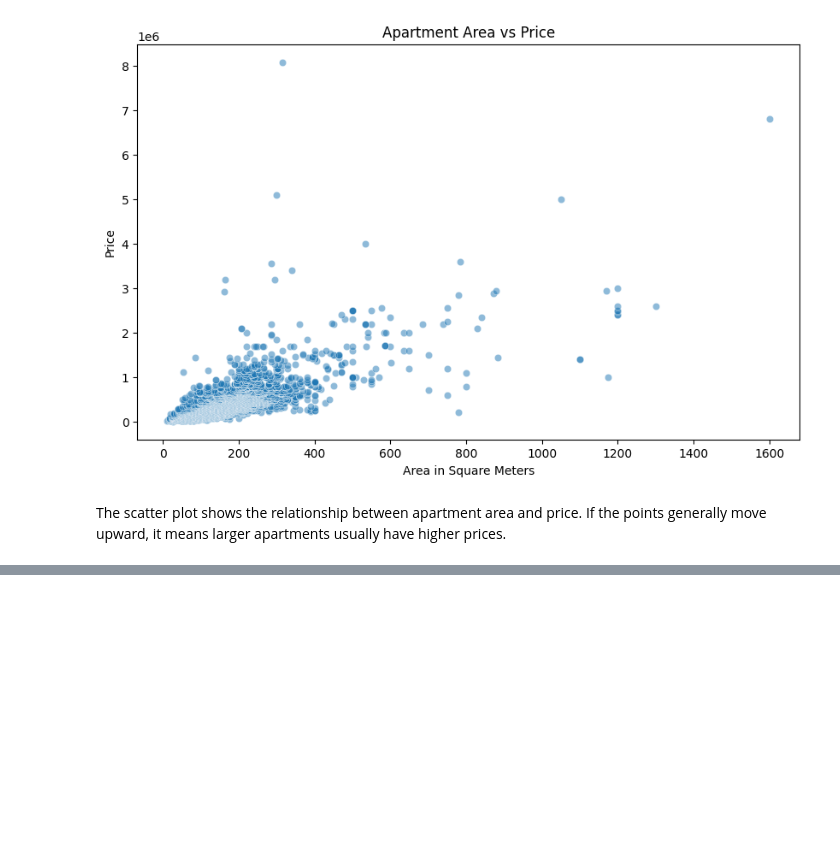
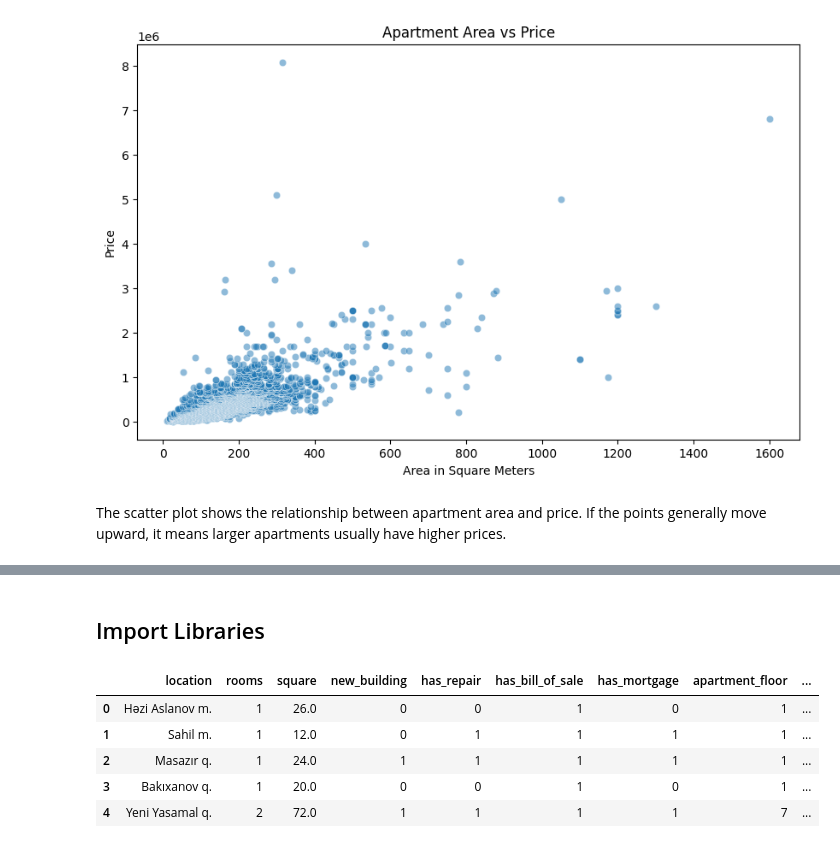
Before and after one commit to akshin777mansurov/house-price-prediction, a Jupyter notebook: House_Price_Prediction.ipynb, the cells around one changed output, grey strips where cells are left out. Saved outputs shown, nothing was run; the diff lists cells and outputs as text; code cells hidden in the pictures; blank space fills up the shorter version.

```diff
--- a/House_Price_Prediction.ipynb
+++ b/House_Price_Prediction.ipynb
@@ -448,0 +447,9 @@ The number of rooms, apartment area, and location all seem important for predict
+# %%
+df[["apartment_floor", "building_floors"]] = df["floor"].str.split("/", expand=True)
+
+df["apartment_floor"] = df["apartment_floor"].astype(int)
+df["building_floors"] = df["building_floors"].astype(int)
+
+df["is_last_floor"] = (df["apartment_floor"] == df["building_floors"]).astype(int)
+
+df.head()
@@ -448,0 +463,2 @@ The number of rooms, apartment area, and location all seem important for predict
+# %%
+df = df.drop(columns=["floor"])
@@ -448,0 +469,2 @@ The number of rooms, apartment area, and location all seem important for predict
+# %% [markdown]
+## Import Libraries
@@ -448,0 +477,12 @@ The number of rooms, apartment area, and location all seem important for predict
+# %%
+X = df.drop(columns=["price", "price_per_sqm"], errors="ignore")
+y = df["price"]
+
+X.head()
+# %% [output]
+|  | location | rooms | square | new_building | has_repair | has_bill_of_sale | has_mortgage | apartment_floor | ... |
+| 0 | Həzi Aslanov m. | 1 | 26.0 | 0 | 0 | 1 | 0 | 1 | ... |
+| 1 | Sahil m. | 1 | 12.0 | 0 | 1 | 1 | 1 | 1 | ... |
+| 2 | Masazır q. | 1 | 24.0 | 1 | 1 | 1 | 1 | 1 | ... |
+| 3 | Bakıxanov q. | 1 | 20.0 | 0 | 0 | 1 | 0 | 1 | ... |
+| 4 | Yeni Yasamal q. | 2 | 72.0 | 1 | 1 | 1 | 1 | 7 | ... |
```
Also changed, not shown: parts of 16 cells of this notebook.
